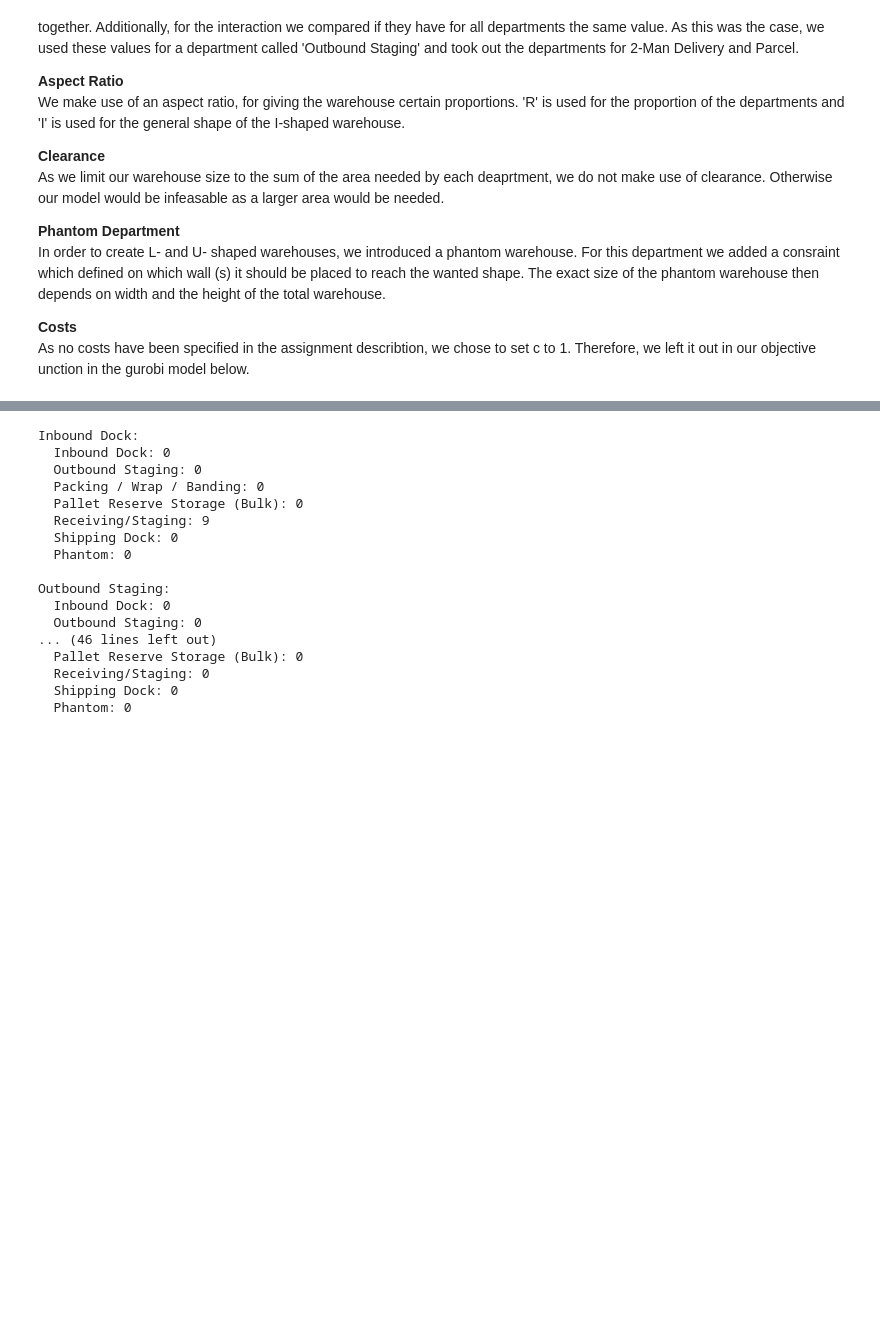
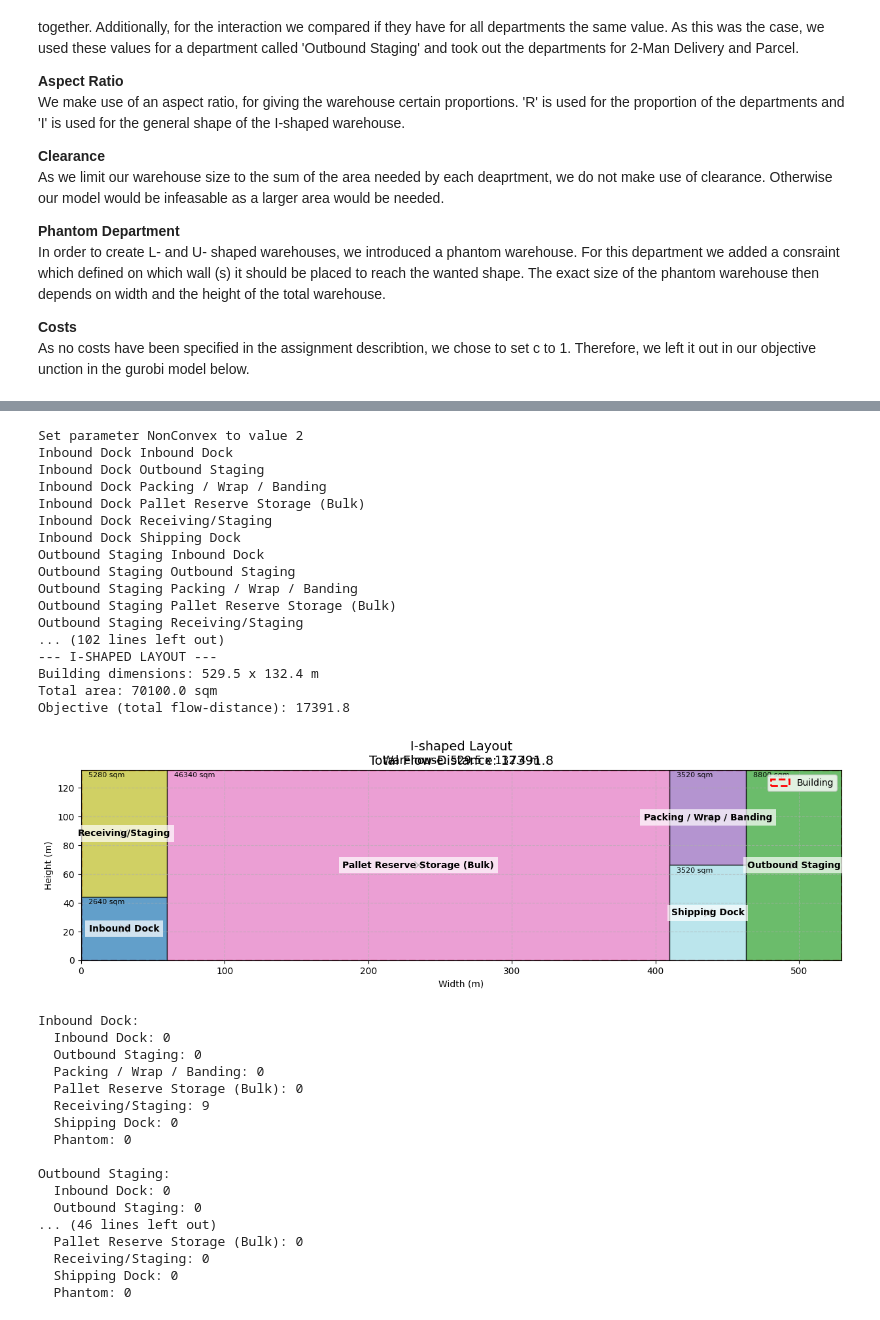
Before and after one commit to Ermling/Warehosuing_Ass_2, a Jupyter notebook: Assignment3/assignment3.ipynb, the cells around one changed output, grey strips where cells are left out. Drawn from its saved outputs; the diff is of its cells as text; code cells hidden in the pictures; blank space fills up the shorter version.

```diff
--- a/Assignment3/assignment3.ipynb
+++ b/Assignment3/assignment3.ipynb
@@ -1010,3 +1079,29 @@ NameError: name 'load_data' is not defined
+# %%
+
+
+# Run for all layouts
+for layout_type in [ "I-shaped"]:
+    selected_depts = load_data()
+    solve_layout(layout_type, total_area=total_area, selected_depts=selected_depts, departments=departments, numeric_departments_matrix=numeric_departments_matrix)
+# %% [output]
+Set parameter NonConvex to value 2
+Inbound Dock Inbound Dock
+Inbound Dock Outbound Staging
+Inbound Dock Packing / Wrap / Banding
+Inbound Dock Pallet Reserve Storage (Bulk)
+Inbound Dock Receiving/Staging
+Inbound Dock Shipping Dock
+Outbound Staging Inbound Dock
+Outbound Staging Outbound Staging
+Outbound Staging Packing / Wrap / Banding
+Outbound Staging Pallet Reserve Storage (Bulk)
+Outbound Staging Receiving/Staging
+... (102 lines left out)
+--- I-SHAPED LAYOUT ---
+Building dimensions: 529.5 x 132.4 m
+Total area: 70100.0 sqm
+Objective (total flow-distance): 17391.8
+[figure, added]
 # %%
 # Print the quantified interaction values between departments
 for dept_from in selected_depts:
```
Also changed, not shown: parts of 10 cells of this notebook.
